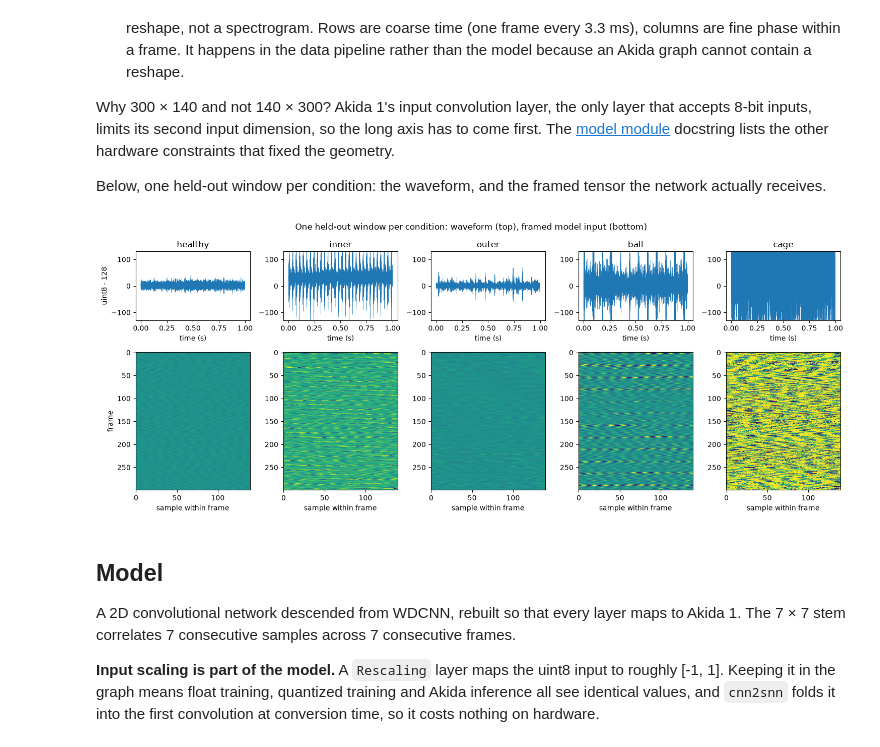
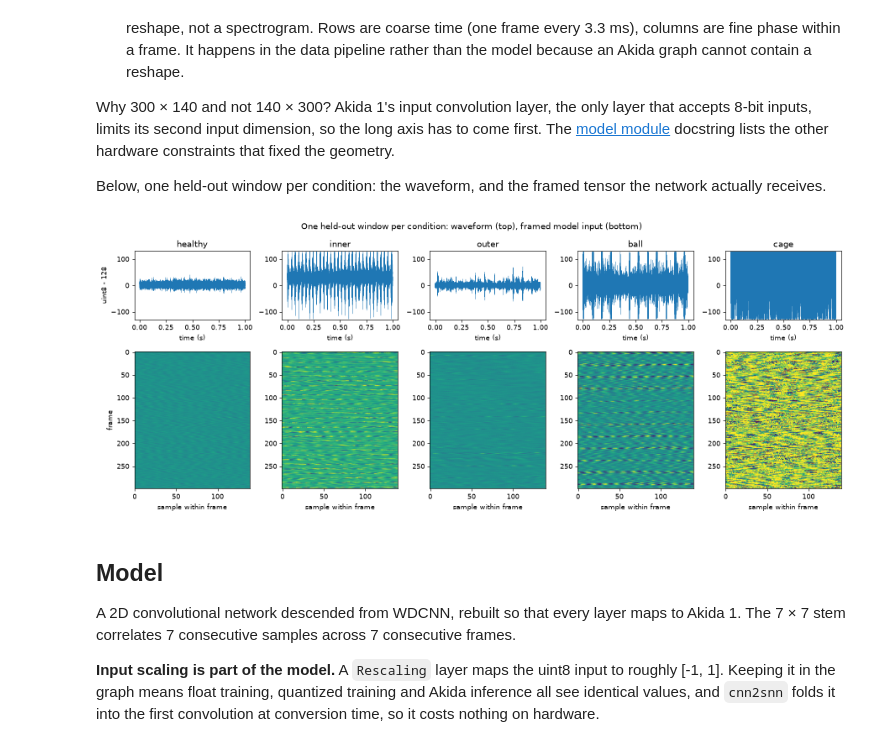
Before and after one commit to Brainchip-Inc/brainchip_devhub, a Jupyter notebook: akida1/model_zoo/uored_vafcls/uored_vafcls_notebook_training.ipynb, the cells around one changed output. Saved outputs shown, nothing was run; the diff lists cells and outputs as text; code cells hidden in the pictures.

```diff
--- a/akida1/model_zoo/uored_vafcls/uored_vafcls_notebook_training.ipynb
+++ b/akida1/model_zoo/uored_vafcls/uored_vafcls_notebook_training.ipynb
@@ -164,33 +164,34 @@ network actually receives.
 # %%
 import matplotlib.pyplot as plt
 
 # One held-out window per condition: healthy (all-zero labels) and each fault mode.
 wanted = {'healthy': None, **{name: None for name in LABEL_COLUMNS}}
 for x_batch, y_batch in test_ds:
     for x, y in zip(x_batch.numpy(), y_batch.numpy()):
         name = 'healthy' if not y.any() else LABEL_COLUMNS[int(np.argmax(y))]
         if wanted[name] is None:
             wanted[name] = x
     if all(v is not None for v in wanted.values()):
         break
 
-fig, axes = plt.subplots(2, len(wanted), figsize=(15, 6),
+# Modest dpi: dense 1 s waveforms make large images otherwise.
+fig, axes = plt.subplots(2, len(wanted), figsize=(15, 6), dpi=60,
                          gridspec_kw={'height_ratios': [1, 2]})
 for col, (name, x) in enumerate(wanted.items()):
     waveform = x.astype(np.int16).ravel() - 128
     axes[0, col].plot(np.arange(waveform.size) / 42_000, waveform, linewidth=0.3)
     axes[0, col].set_title(name)
     axes[0, col].set_ylim(-130, 130)
     axes[0, col].set_xlabel('time (s)')
     axes[1, col].imshow(x.squeeze(), cmap='viridis', aspect='auto', vmin=0, vmax=255)
     axes[1, col].set_xlabel('sample within frame')
 axes[0, 0].set_ylabel('uint8 - 128')
 axes[1, 0].set_ylabel('frame')
 fig.suptitle('One held-out window per condition: waveform (top), framed model input (bottom)')
 fig.tight_layout()
 plt.show()
 # %% [output]
-[figure, old version]
+[figure, new version]
 # %% [markdown]
 ## Model
 
```
Also changed, not shown: parts of 4 cells of this notebook, 3 other files.
